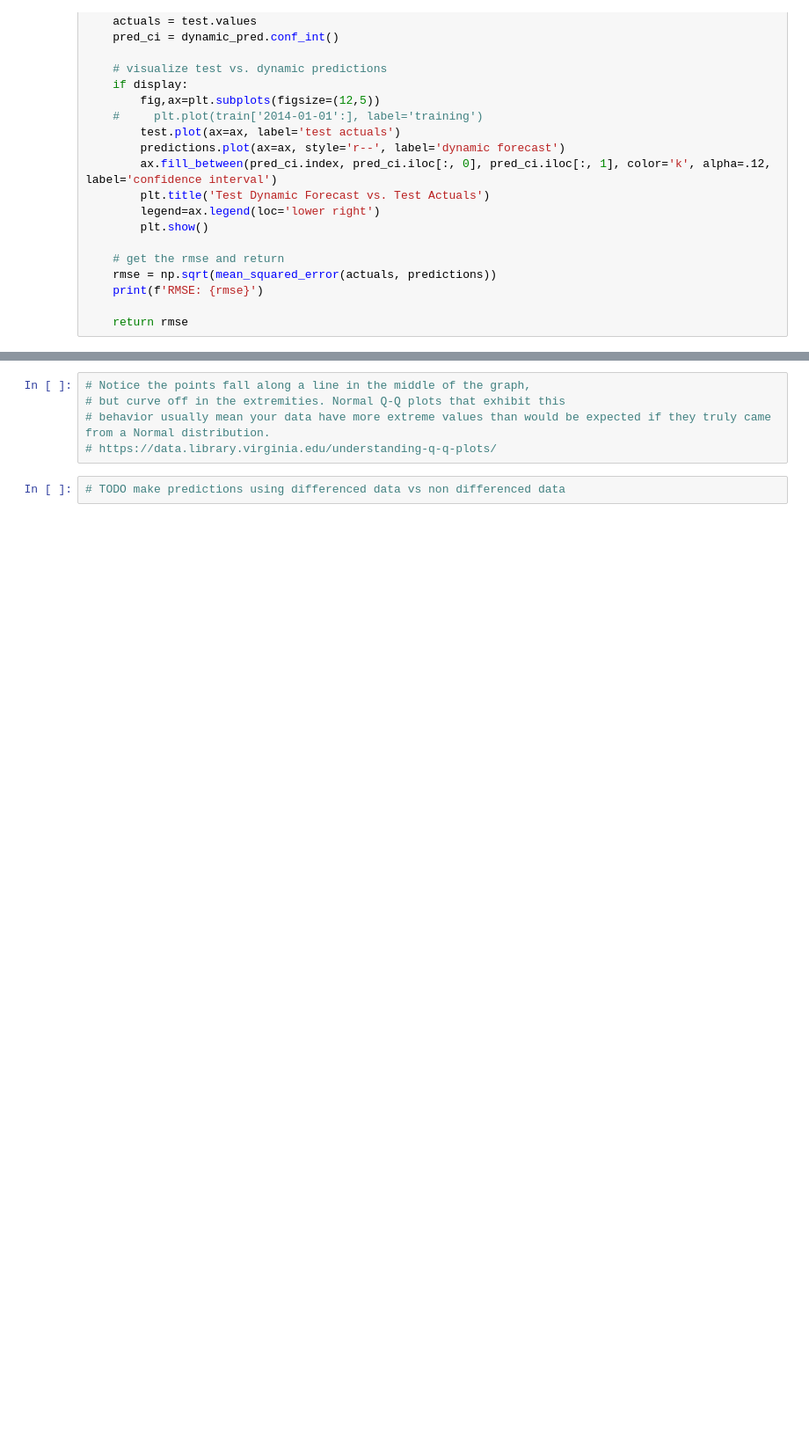
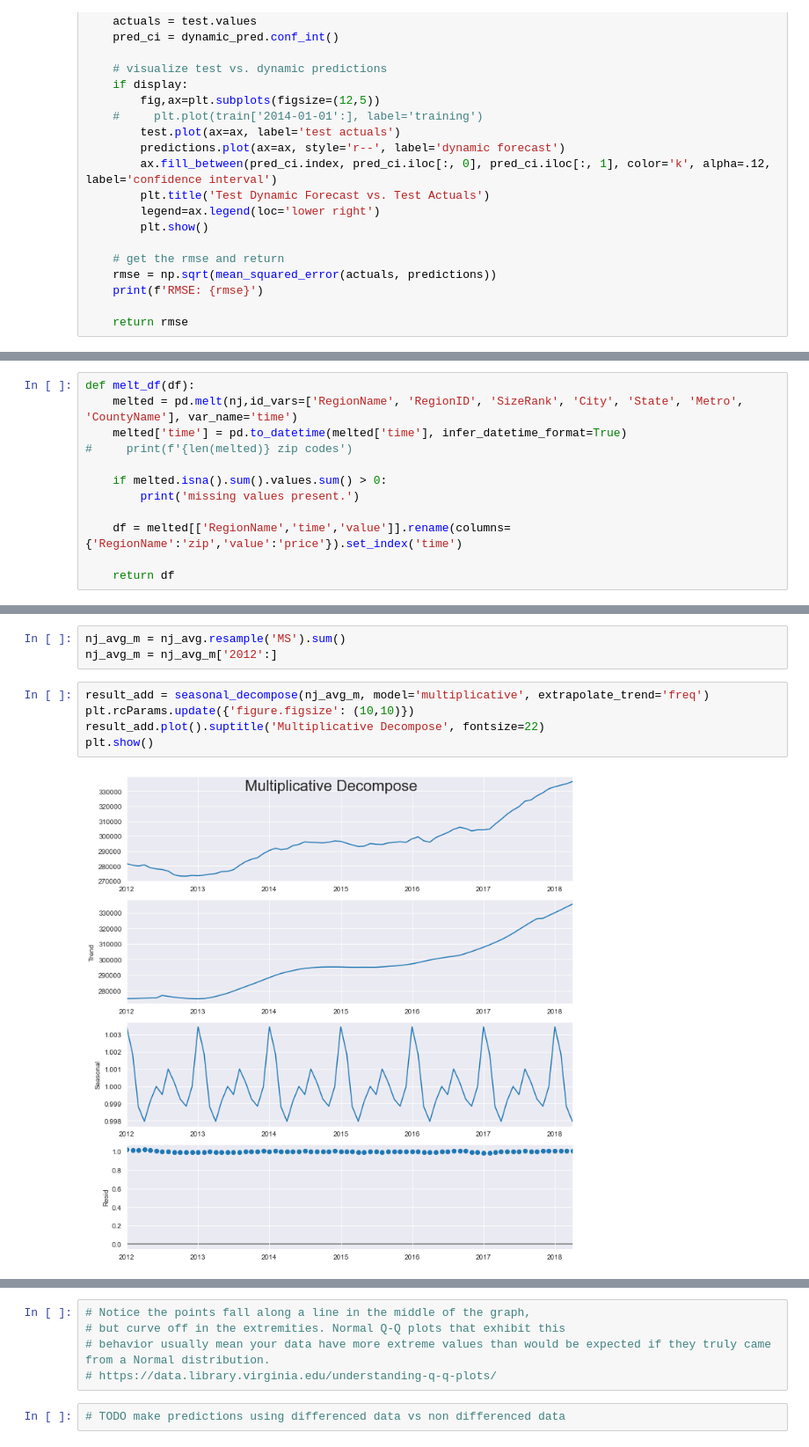
Before and after one commit to timpanon/zillow_forecasting, a Jupyter notebook: overall_nj.ipynb, the cells around one changed output, grey strips where cells are left out. Shown: that part at 88% size. Saved outputs shown, nothing was run; the diff lists cells and outputs as text; blank space fills up the shorter version.

```diff
--- a/overall_nj.ipynb
+++ b/overall_nj.ipynb
@@ -427,0 +227,12 @@ RMSE: 9400.345050242297
+# %%
+def melt_df(df):
+    melted = pd.melt(nj,id_vars=['RegionName', 'RegionID', 'SizeRank', 'City', 'State', 'Metro', 'CountyName'], var_name='time')
+    melted['time'] = pd.to_datetime(melted['time'], infer_datetime_format=True)
+#     print(f'{len(melted)} zip codes')
+
+    if melted.isna().sum().values.sum() > 0:
+        print('missing values present.')
+
+    df = melted[['RegionName','time','value']].rename(columns={'RegionName':'zip','value':'price'}).set_index('time')
+
+    return df
@@ -427,0 +314,10 @@ RMSE: 9400.345050242297
+# %%
+nj_avg_m = nj_avg.resample('MS').sum()
+nj_avg_m = nj_avg_m['2012':]
+# %%
+result_add = seasonal_decompose(nj_avg_m, model='multiplicative', extrapolate_trend='freq')
+plt.rcParams.update({'figure.figsize': (10,10)})
+result_add.plot().suptitle('Multiplicative Decompose', fontsize=22)
+plt.show()
+# %% [output]
+[figure, added]
```
Also changed, not shown: parts of 39 cells of this notebook, 1 other file.
